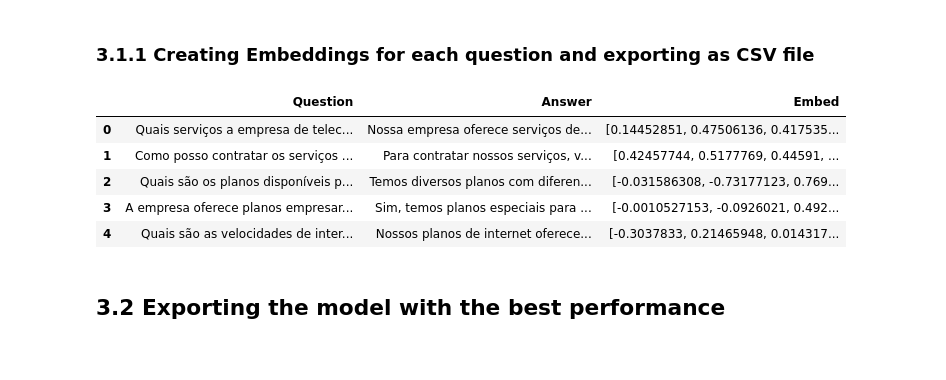
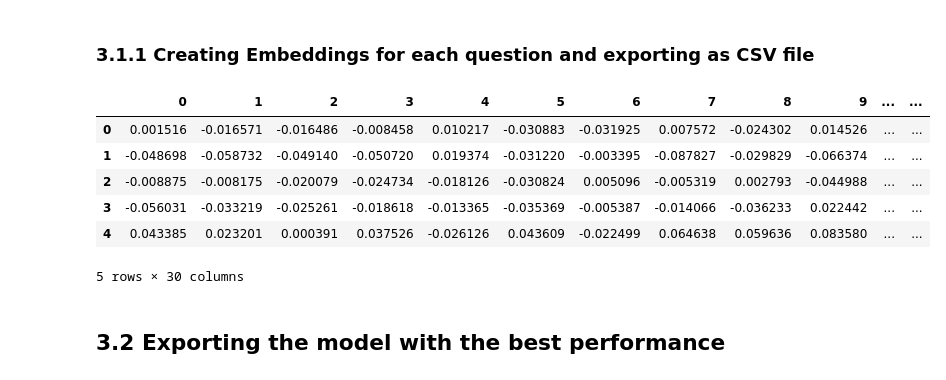
Before and after one commit to Rafael-Fortes/faq-recommendations, a Jupyter notebook: notebooks/faq-recommendations.ipynb, the cells around one changed output. Cells and saved outputs as stored; diff of their text form; code cells hidden in the pictures.

Commit message:
refactor: saves the embeddings in a separeted csv file

```diff
--- a/notebooks/faq-recommendations.ipynb
+++ b/notebooks/faq-recommendations.ipynb
@@ -72,21 +72,6 @@ def remove_stop_words(text:str):
     text_without_stopwords = " ".join(words_without_stopwords)
 
     return text_without_stopwords
-
-
-def get_sentence_embeddings(model, series):
-    """
-        This function removes all 'stop words' for each sentence in a pandas.Series
-        and then creates a embed for the sentence without the stop words.
-    """
-
-    text_embeddings = []
-
-    for text in series:
-        embed = model.encode(remove_stop_words(text))
-        text_embeddings.append(embed)
-
-    return pd.Series(text_embeddings)
 # %%
 df = pd.read_csv("../data/raw/FAQ_example.csv", sep=";")
 df.head(3)
@@ -239,13 +224,14 @@ df.head(3)
 # %% [markdown]
 ### 3.1.1 Creating Embeddings for each question and exporting as CSV file
 # %%
-df["Embed"] = get_sentence_embeddings(model, df.Question)
-df.head()
+df_embeddings = get_sentence_embeddings(model, df.Question)
+df_embeddings.head()
 # %% [output]
-|  | Question | Answer | Embed |
-| 0 | Quais serviços a empresa de telec... | Nossa empresa oferece serviços de... | [0.14452851, 0.47506136, 0.417535... |
-| 1 | Como posso contratar os serviços ... | Para contratar nossos serviços, v... | [0.42457744, 0.5177769, 0.44591, ... |
-| 2 | Quais são os planos disponíveis p... | Temos diversos planos com diferen... | [-0.031586308, -0.73177123, 0.769... |
-| 3 | A empresa oferece planos empresar... | Sim, temos planos especiais para ... | [-0.0010527153, -0.0926021, 0.492... |
-| 4 | Quais são as velocidades de inter... | Nossos planos de internet oferece... | [-0.3037833, 0.21465948, 0.014317... |
+|  | 0 | 1 | 2 | 3 | 4 | 5 | 6 | 7 | 8 | 9 | ... | ... |
+| 0 | 0.001516 | -0.016571 | -0.016486 | -0.008458 | 0.010217 | -0.030883 | -0.031925 | 0.007572 | -0.024302 | 0.014526 | ... | ... |
+| 1 | -0.048698 | -0.058732 | -0.049140 | -0.050720 | 0.019374 | -0.031220 | -0.003395 | -0.087827 | -0.029829 | -0.066374 | ... | ... |
+| 2 | -0.008875 | -0.008175 | -0.020079 | -0.024734 | -0.018126 | -0.030824 | 0.005096 | -0.005319 | 0.002793 | -0.044988 | ... | ... |
+| 3 | -0.056031 | -0.033219 | -0.025261 | -0.018618 | -0.013365 | -0.035369 | -0.005387 | -0.014066 | -0.036233 | 0.022442 | ... | ... |
+| 4 | 0.043385 | 0.023201 | 0.000391 | 0.037526 | -0.026126 | 0.043609 | -0.022499 | 0.064638 | 0.059636 | 0.083580 | ... | ... |
+5 rows × 30 columns
 # %%
```
Also changed, not shown: parts of 5 cells of this notebook, 10 other files.
